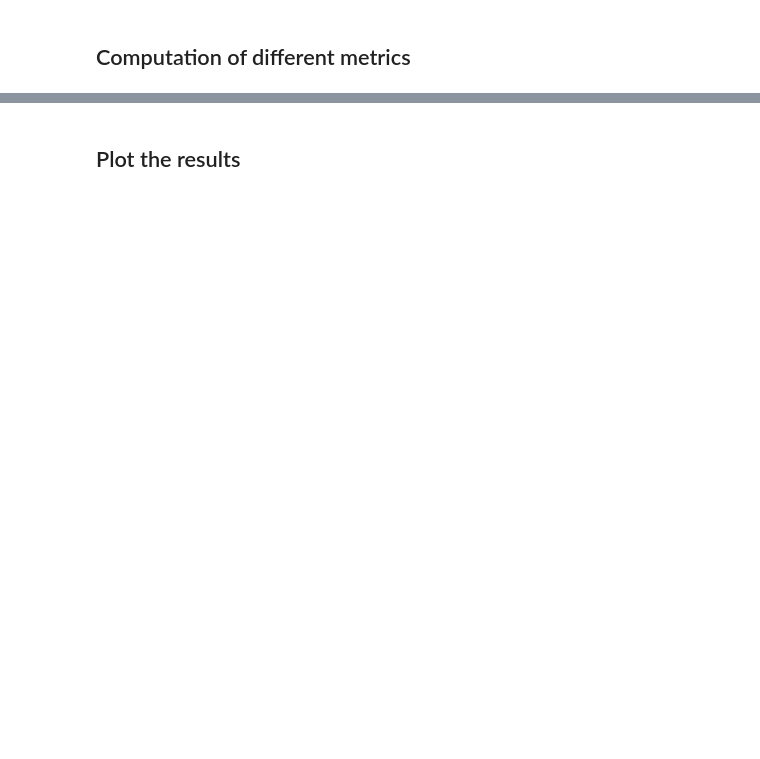
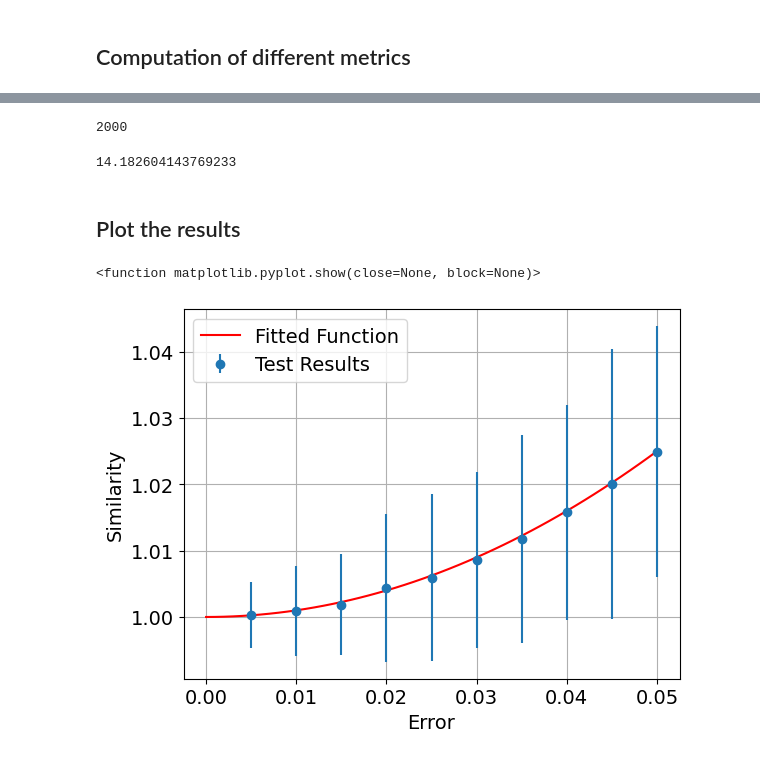
Before and after one commit to Stefano-Vanerio/quantumSparseAlgorithms, a Jupyter notebook: Error Variation.ipynb, the cells around one changed output, grey strips where cells are left out. Drawn from its saved outputs; the diff is of its cells as text; code cells hidden in the pictures; blank space fills up the shorter version.

```diff
--- a/Error Variation.ipynb
+++ b/Error Variation.ipynb
@@ -83,0 +104,6 @@ q_mean
+# %%
+overall_sim_mean= []
+overall_sim_devi = []
+for i in range(0, iterations,1):
+    overall_sim_mean.append(np.mean(overall_sim[i]))
+    overall_sim_devi.append(np.std(overall_sim[i]))
@@ -83,0 +114,4 @@ q_mean
+# %%
+len(overall_sim[0])
+# %% [output]
+2000
@@ -84,2 +120,13 @@ q_mean
+# %%
+mean_list =[]
+for i in range(0, 10,1):
+    class_res_full= list(data[i]["class_residuals_full"])
+    mean_list =[]
+    for j in range(0,100,1):
+        mean_list.append(class_res_full[-1][j][0])
+
+np.mean(mean_list)
+# %% [output]
+14.182604143769233
 # %% [markdown]
 ## Plot the results
@@ -92,2 +133,24 @@ for i in range(0, iterations, 1):
+# %%
+import numpy as np
+def f(x):
+   return 1+10*x**2
+
+x = np.array(range(0, 51, 1))
+x = 0.001* x
+
+from matplotlib import pyplot as plt
+plt.rcParams.update({'font.size': 14})
+plt.plot(x, f(x), color='red', label='Fitted Function')
+plt.errorbar(errors, overall_sim_mean, overall_sim_devi, linestyle='none', marker="o", label="Test Results")
+plt.xlabel("Error")
+plt.ylabel("Similarity")
+plt.grid()
+plt.legend(loc='upper left')
+img_name = 'ev_'+kind +'_' + "{:.2f}".format(xi)+'_' + "{:.2f}".format(step) +'_' + "{:.2f}".format(size) +'_' + "{:.2f}".format(iterations) + '.pdf'
+plt.savefig(img_name, bbox_inches='tight')
+plt.show
+# %% [output]
+<function matplotlib.pyplot.show(close=None, block=None)>
+[figure, added]
 # %%
 from matplotlib import pyplot as plt
```
Also changed, not shown: parts of 18 cells of this notebook, 8 other files.
